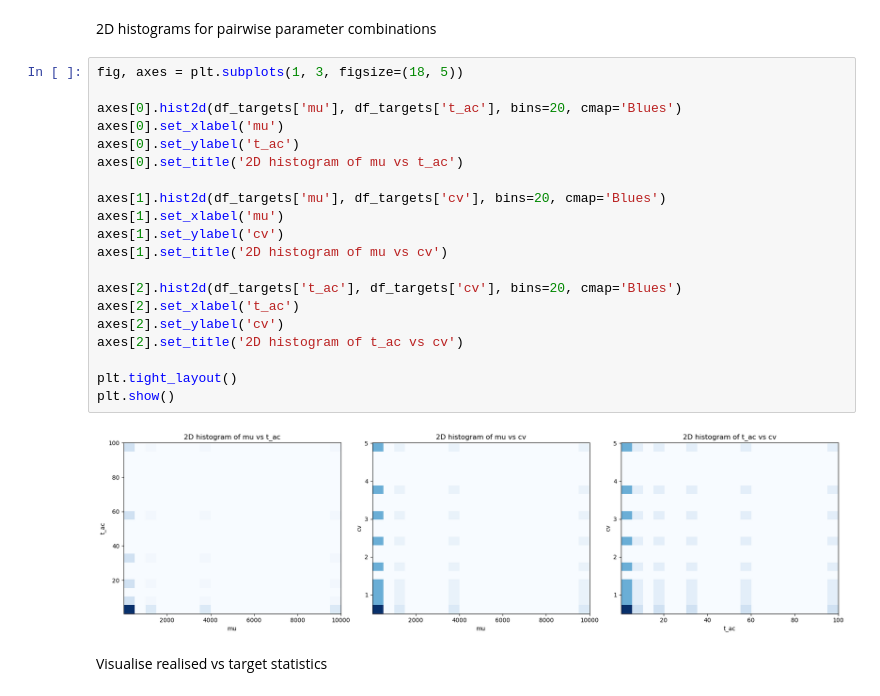
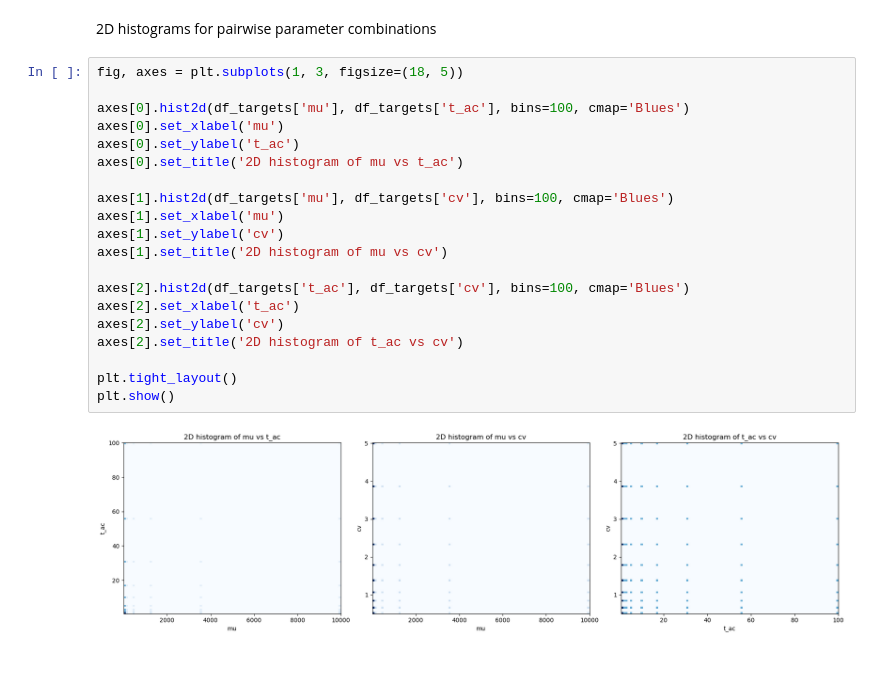
Before and after one commit to GrignardReagent/SSA, a Jupyter notebook: experiments/EXP-25-IY010/IY010_visualise_targets.ipynb, the cells around one changed output. Saved outputs shown, nothing was run; the diff lists cells and outputs as text; blank space fills up the shorter version.

```diff
--- a/experiments/EXP-25-IY010/IY010_visualise_targets.ipynb
+++ b/experiments/EXP-25-IY010/IY010_visualise_targets.ipynb
@@ -79,24 +88,22 @@ t_ac values range from 0.50 to 100.00.
 # %%
 fig, axes = plt.subplots(1, 3, figsize=(18, 5))
 
-axes[0].hist2d(df_targets['mu'], df_targets['t_ac'], bins=20, cmap='Blues')
+axes[0].hist2d(df_targets['mu'], df_targets['t_ac'], bins=100, cmap='Blues')
 axes[0].set_xlabel('mu')
 axes[0].set_ylabel('t_ac')
 axes[0].set_title('2D histogram of mu vs t_ac')
 
-axes[1].hist2d(df_targets['mu'], df_targets['cv'], bins=20, cmap='Blues')
+axes[1].hist2d(df_targets['mu'], df_targets['cv'], bins=100, cmap='Blues')
 axes[1].set_xlabel('mu')
 axes[1].set_ylabel('cv')
 axes[1].set_title('2D histogram of mu vs cv')
 
-axes[2].hist2d(df_targets['t_ac'], df_targets['cv'], bins=20, cmap='Blues')
+axes[2].hist2d(df_targets['t_ac'], df_targets['cv'], bins=100, cmap='Blues')
 axes[2].set_xlabel('t_ac')
 axes[2].set_ylabel('cv')
 axes[2].set_title('2D histogram of t_ac vs cv')
 
 plt.tight_layout()
 plt.show()
 # %% [output]
-[figure, old version]
+[figure, new version]
-# %% [markdown]
-Visualise realised vs target statistics
```
Also changed, not shown: parts of 9 cells of this notebook.
